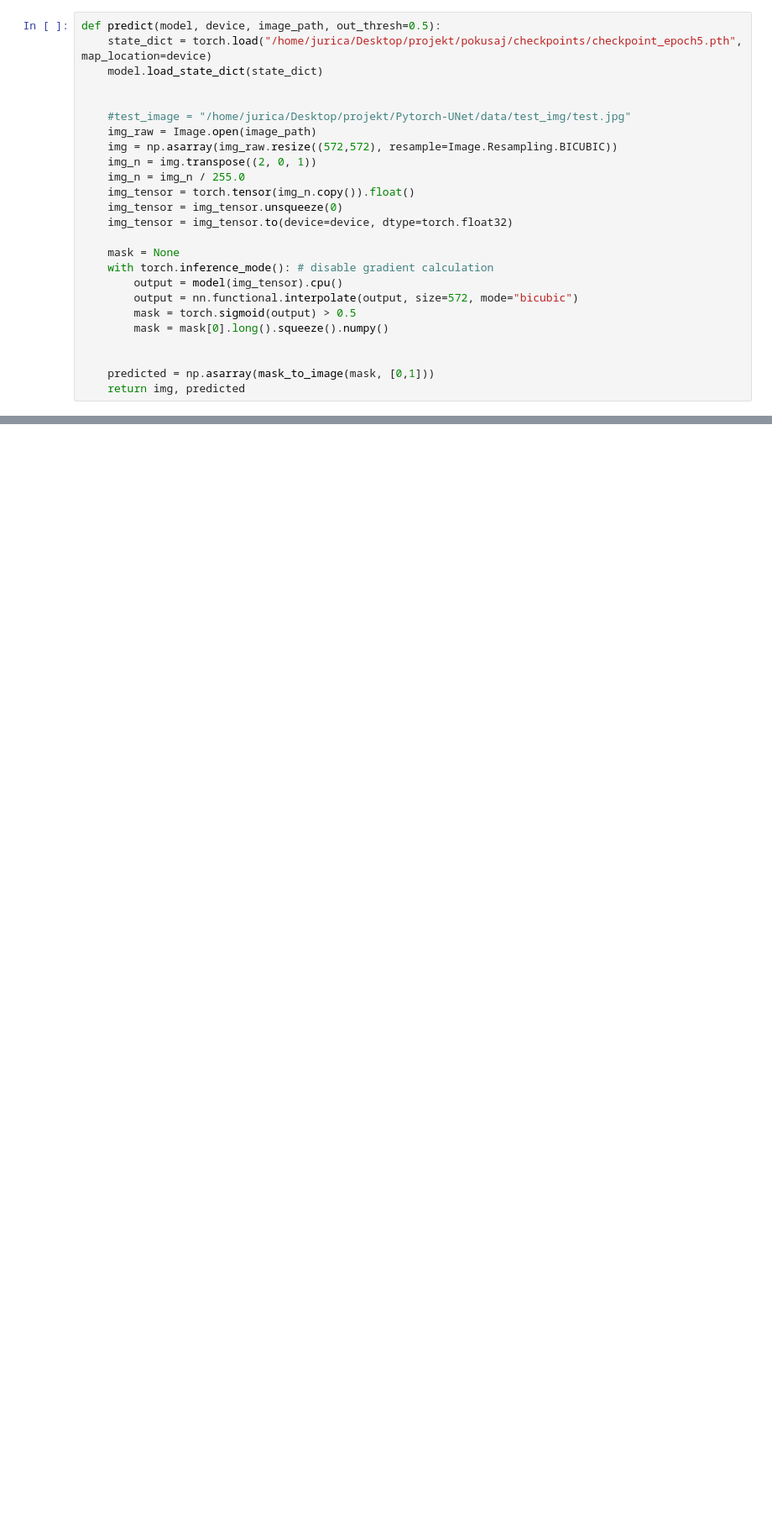
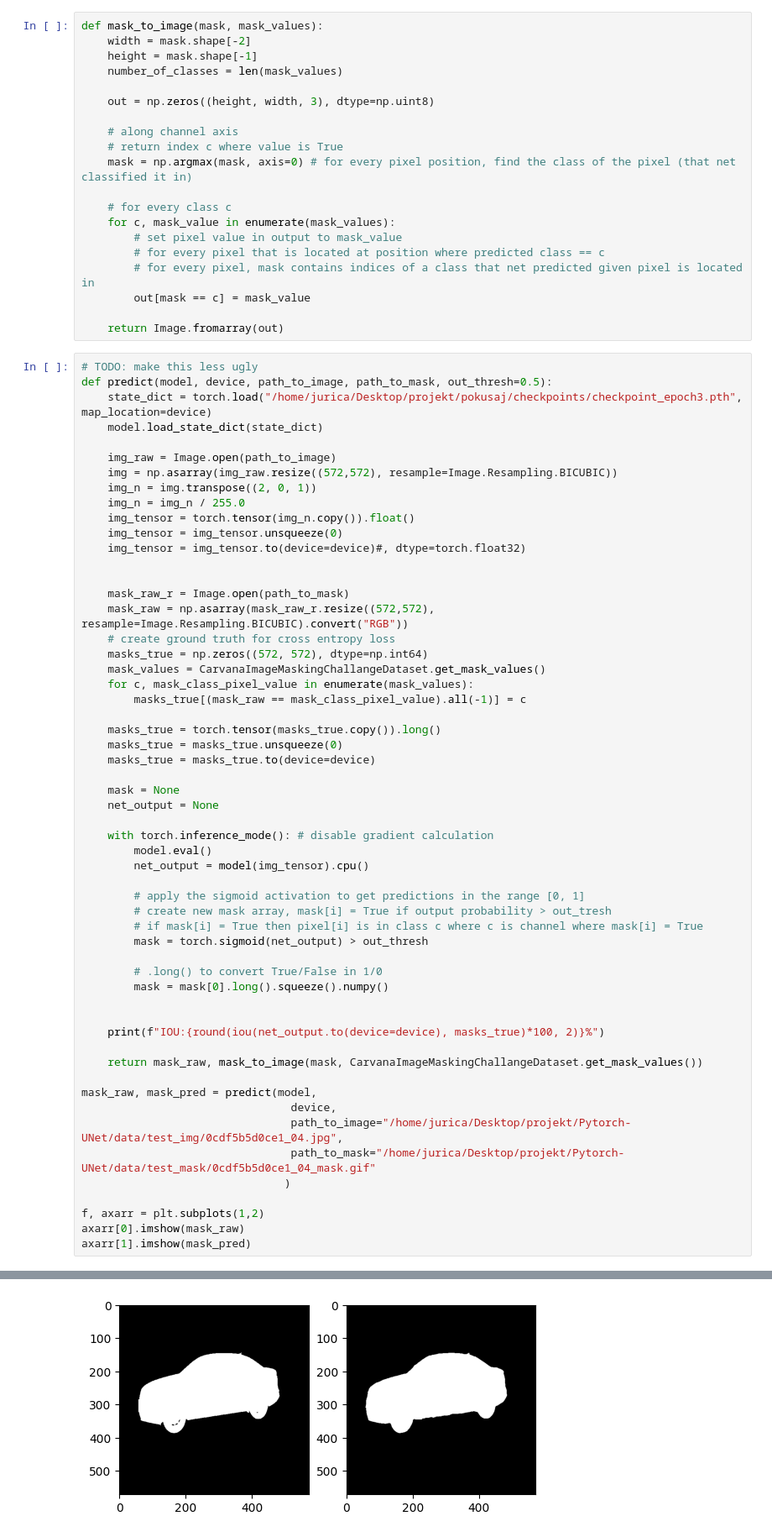
Before and after one commit to JuricaRuntas/notebooks, a Jupyter notebook: UNet.ipynb, the cells around one changed output, grey strips where cells are left out. Shown: that part at 84% size. Cells and saved outputs as stored; diff of their text form; blank space fills up the shorter version.

```diff
--- a/UNet.ipynb
+++ b/UNet.ipynb
@@ -325,25 +320,77 @@ def mask_to_image(mask: np.ndarray, mask_values):
+# %%
+def mask_to_image(mask, mask_values):
+    width = mask.shape[-2]
+    height = mask.shape[-1]
+    number_of_classes = len(mask_values)
+
+    out = np.zeros((height, width, 3), dtype=np.uint8)
+
+    # along channel axis
+    # return index c where value is True
+    mask = np.argmax(mask, axis=0) # for every pixel position, find the class of the pixel (that net classified it in)
+
+    # for every class c
+    for c, mask_value in enumerate(mask_values):
+        # set pixel value in output to mask_value
+        # for every pixel that is located at position where predicted class == c
+        # for every pixel, mask contains indices of a class that net predicted given pixel is located in
+        out[mask == c] = mask_value
+
+    return Image.fromarray(out)
 # %%
-def predict(model, device, image_path, out_thresh=0.5):
-    state_dict = torch.load("/home/jurica/Desktop/projekt/pokusaj/checkpoints/checkpoint_epoch5.pth", map_location=device)
+# TODO: make this less ugly
+def predict(model, device, path_to_image, path_to_mask, out_thresh=0.5):
+    state_dict = torch.load("/home/jurica/Desktop/projekt/pokusaj/checkpoints/checkpoint_epoch3.pth", map_location=device)
     model.load_state_dict(state_dict)
 
-
-    #test_image = "/home/jurica/Desktop/projekt/Pytorch-UNet/data/test_img/test.jpg"
-    img_raw = Image.open(image_path)
+    img_raw = Image.open(path_to_image)
     img = np.asarray(img_raw.resize((572,572), resample=Image.Resampling.BICUBIC))
     img_n = img.transpose((2, 0, 1))
     img_n = img_n / 255.0
     img_tensor = torch.tensor(img_n.copy()).float()
     img_tensor = img_tensor.unsqueeze(0)
-    img_tensor = img_tensor.to(device=device, dtype=torch.float32)
+    img_tensor = img_tensor.to(device=device)#, dtype=torch.float32)
+
+
+    mask_raw_r = Image.open(path_to_mask)
+    mask_raw = np.asarray(mask_raw_r.resize((572,572), resample=Image.Resampling.BICUBIC).convert("RGB"))
+    # create ground truth for cross entropy loss
+    masks_true = np.zeros((572, 572), dtype=np.int64)
+    mask_values = CarvanaImageMaskingChallangeDataset.get_mask_values()
+    for c, mask_class_pixel_value in enumerate(mask_values):
+        masks_true[(mask_raw == mask_class_pixel_value).all(-1)] = c
+
+    masks_true = torch.tensor(masks_true.copy()).long()
+    masks_true = masks_true.unsqueeze(0)
+    masks_true = masks_true.to(device=device)
 
     mask = None
+    net_output = None
+
     with torch.inference_mode(): # disable gradient calculation
-        output = model(img_tensor).cpu()
-        output = nn.functional.interpolate(output, size=572, mode="bicubic")
-        mask = torch.sigmoid(output) > 0.5
+        model.eval()
+        net_output = model(img_tensor).cpu()
+
+        # apply the sigmoid activation to get predictions in the range [0, 1]
+        # create new mask array, mask[i] = True if output probability > out_tresh
+        # if mask[i] = True then pixel[i] is in class c where c is channel where mask[i] = True
+        mask = torch.sigmoid(net_output) > out_thresh
+
+        # .long() to convert True/False in 1/0
         mask = mask[0].long().squeeze().numpy()
 
 
-    predicted = np.asarray(mask_to_image(mask, [0,1]))
-    return img, predicted
+    print(f"IOU:{round(iou(net_output.to(device=device), masks_true)*100, 2)}%")
+
+    return mask_raw, mask_to_image(mask, CarvanaImageMaskingChallangeDataset.get_mask_values())
+
+mask_raw, mask_pred = predict(model,
+                                device,
+                                path_to_image="/home/jurica/Desktop/projekt/Pytorch-UNet/data/test_img/0cdf5b5d0ce1_04.jpg",
+                                path_to_mask="/home/jurica/Desktop/projekt/Pytorch-UNet/data/test_mask/0cdf5b5d0ce1_04_mask.gif"
+                               )
+
+f, axarr = plt.subplots(1,2)
+axarr[0].imshow(mask_raw)
+axarr[1].imshow(mask_pred)
+# %% [output]
@@ -349,0 +399 @@ def predict(model, device, image_path, out_thresh=0.5):
+[figure, added]
```
Also changed, not shown: parts of 14 cells of this notebook.
